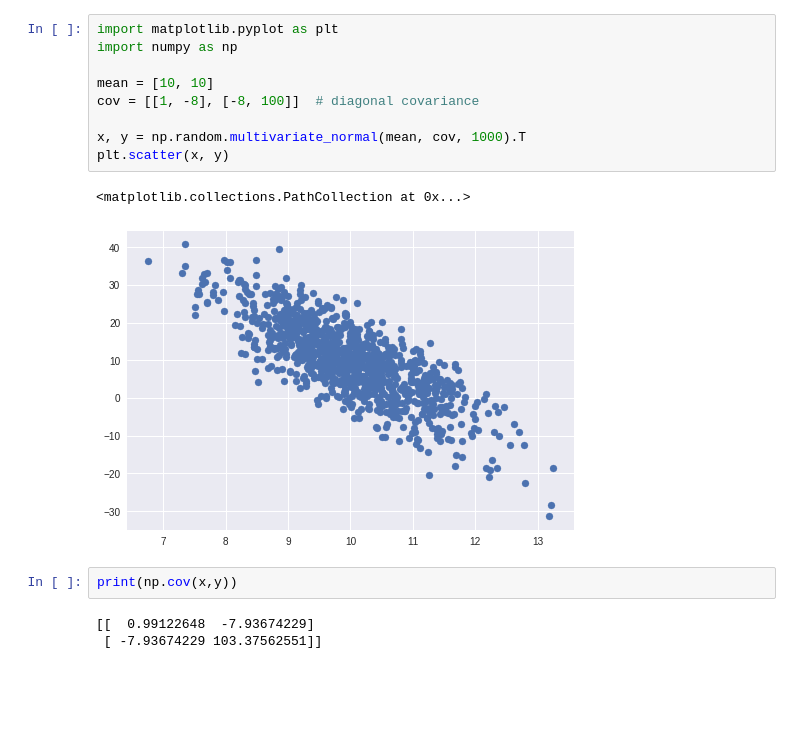
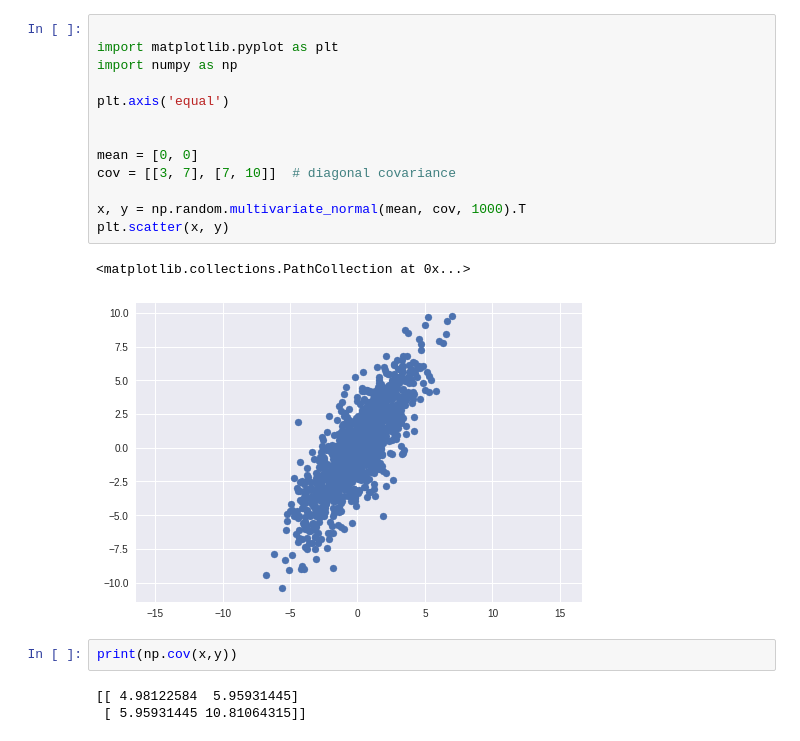
Before and after one commit to mchlud/world-domination, a Jupyter notebook: test.ipynb, the cells around one changed output. Saved outputs shown, nothing was run; the diff lists cells and outputs as text; blank space fills up the shorter version.

```diff
--- a/test.ipynb
+++ b/test.ipynb
@@ -1,17 +1,21 @@
 # %%
+
 import matplotlib.pyplot as plt
 import numpy as np
 
-mean = [10, 10]
-cov = [[1, -8], [-8, 100]]  # diagonal covariance
+plt.axis('equal')
+
+
+mean = [0, 0]
+cov = [[3, 7], [7, 10]]  # diagonal covariance
 
 x, y = np.random.multivariate_normal(mean, cov, 1000).T
 plt.scatter(x, y)
 # %% [output]
 <matplotlib.collections.PathCollection at 0x...>
-[figure, old version]
+[figure, new version]
 # %%
 print(np.cov(x,y))
 # %% [output]
-[[  0.99122648  -7.93674229]
- [ -7.93674229 103.37562551]]
+[[ 4.98122584  5.95931445]
+ [ 5.95931445 10.81064315]]
```
Also changed, not shown: parts of 4 cells of this notebook.
